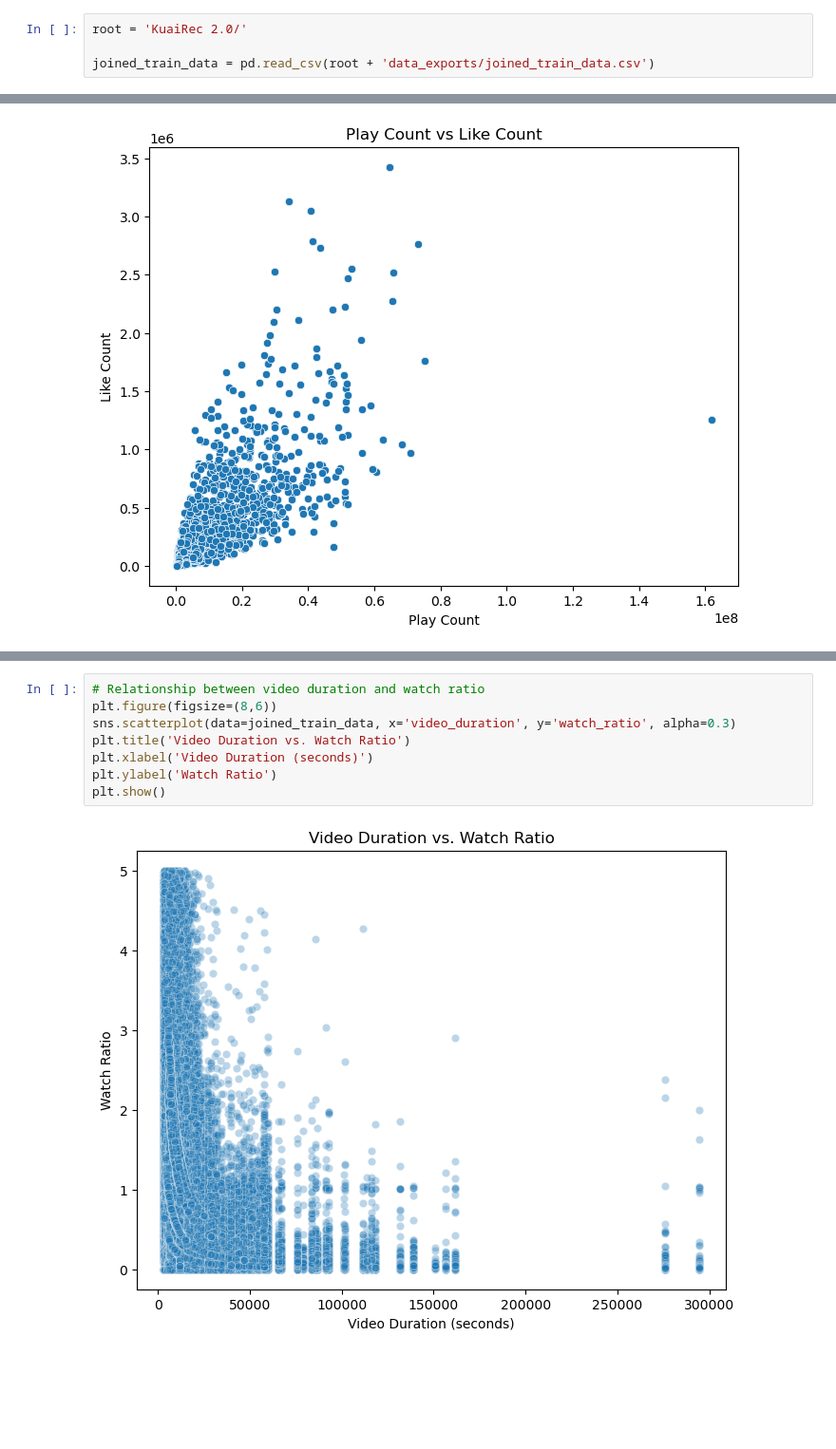
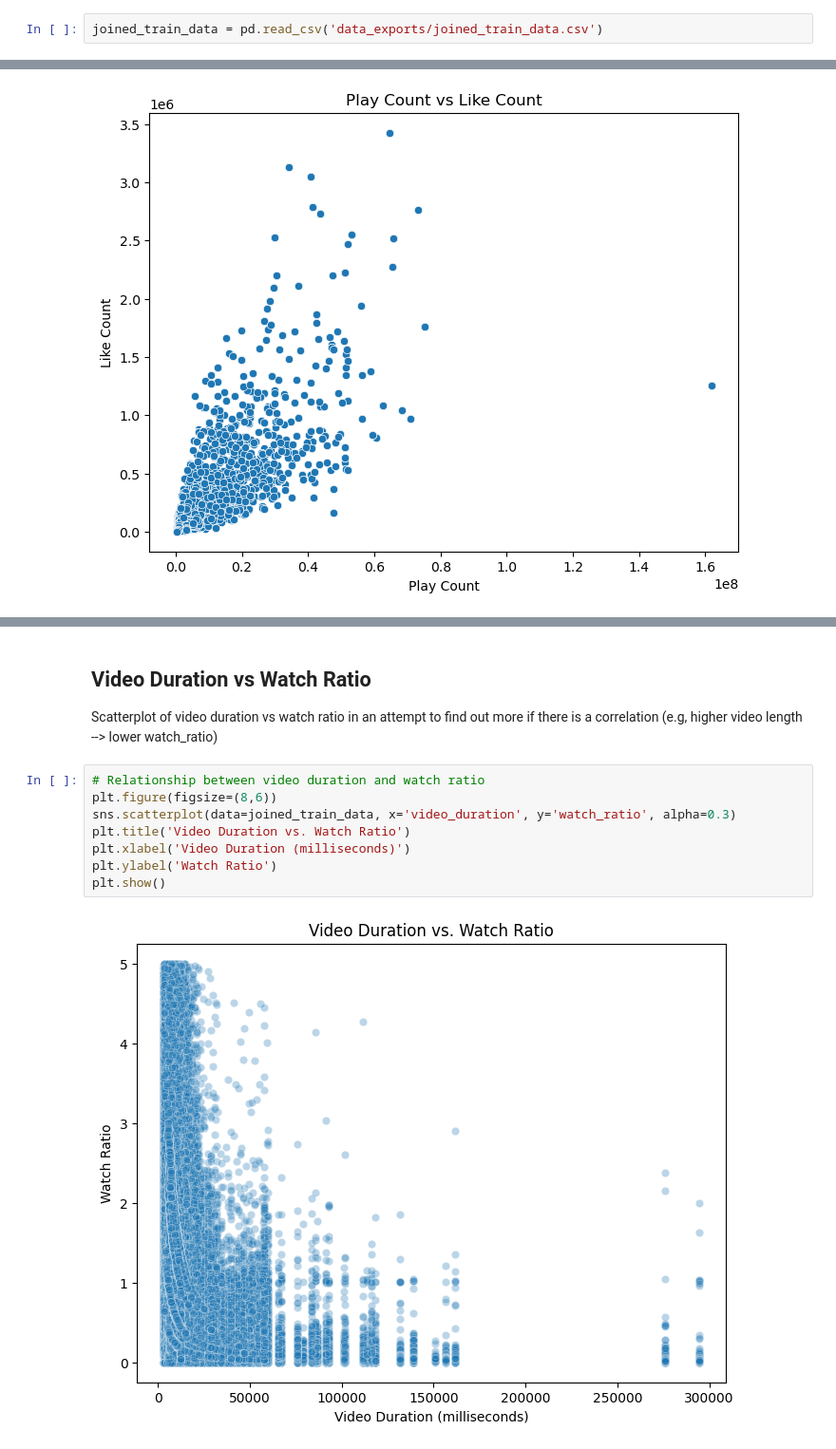
Before and after one commit to jiaawe/kuaishou-recommender, a Jupyter notebook: step2_eda.ipynb, the cells around one changed output, grey strips where cells are left out. Shown at 95% size. Saved outputs shown, nothing was run; the diff lists cells and outputs as text; blank space fills up the shorter version.

```diff
--- a/step2_eda.ipynb
+++ b/step2_eda.ipynb
@@ -11,7 +20,5 @@ pd.set_option('display.max_colwidth', None) # Show full content of each
 # %%
-root = 'KuaiRec 2.0/'
-
-joined_train_data = pd.read_csv(root + 'data_exports/joined_train_data.csv')
+joined_train_data = pd.read_csv('data_exports/joined_train_data.csv')
 # %%
 joined_train_data.columns
 # %% [output]
@@ -191,10 +311,14 @@ plt.show()
+# %% [markdown]
+## Video Duration vs Watch Ratio
+
+Scatterplot of video duration vs watch ratio in an attempt to find out more if there is a correlation (e.g, higher video length --> lower watch_ratio)
 # %%
 # Relationship between video duration and watch ratio
 plt.figure(figsize=(8,6))
 sns.scatterplot(data=joined_train_data, x='video_duration', y='watch_ratio', alpha=0.3)
 plt.title('Video Duration vs. Watch Ratio')
-plt.xlabel('Video Duration (seconds)')
+plt.xlabel('Video Duration (milliseconds)')
 plt.ylabel('Watch Ratio')
 plt.show()
 # %% [output]
-[figure, old version]
+[figure, new version]
```
Also changed, not shown: parts of 32 cells of this notebook, 3 other files.
